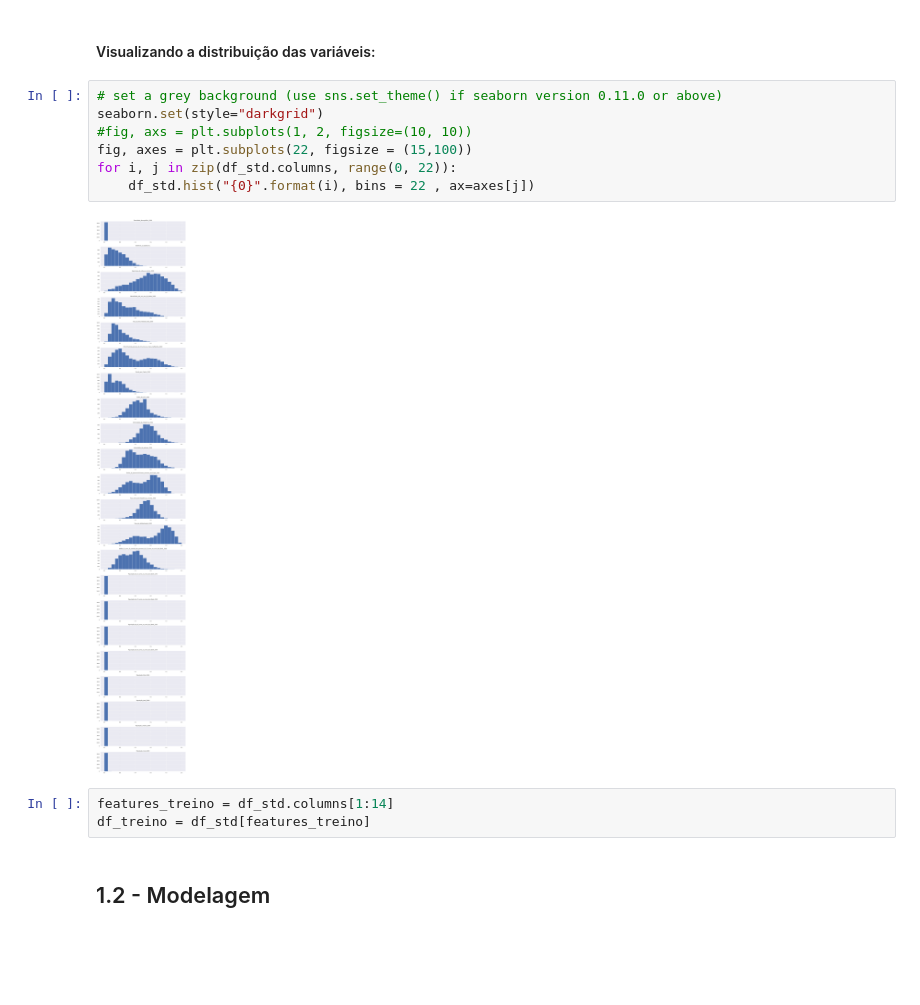
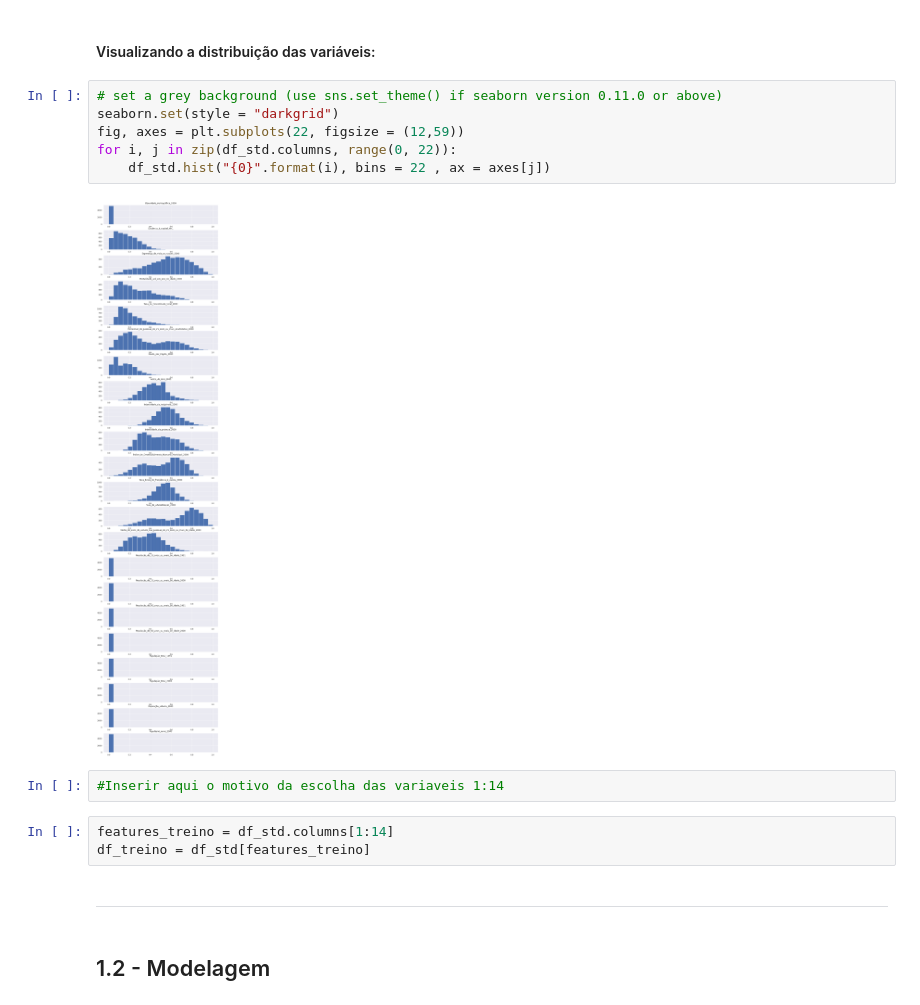
Before and after one commit to Jailsonrs/Poneglyph, a Jupyter notebook: UMAP-GMM.ipynb, the cells around one changed output. Drawn from its saved outputs; the diff is of its cells as text; blank space fills up the shorter version.

```diff
--- a/UMAP-GMM.ipynb
+++ b/UMAP-GMM.ipynb
@@ -127,16 +127,19 @@ df_std.describe().transpose()
 #### Visualizando a distribuição das variáveis:
 # %%
 # set a grey background (use sns.set_theme() if seaborn version 0.11.0 or above)
-seaborn.set(style="darkgrid")
-#fig, axs = plt.subplots(1, 2, figsize=(10, 10))
-fig, axes = plt.subplots(22, figsize = (15,100))
+seaborn.set(style = "darkgrid")
+fig, axes = plt.subplots(22, figsize = (12,59))
 for i, j in zip(df_std.columns, range(0, 22)):
-    df_std.hist("{0}".format(i), bins = 22 , ax=axes[j])
+    df_std.hist("{0}".format(i), bins = 22 , ax = axes[j])
 # %% [output]
-[figure, old version]
+[figure, new version]
+# %%
+#Inserir aqui o motivo da escolha das variaveis 1:14
 # %%
 features_treino = df_std.columns[1:14]
 df_treino = df_std[features_treino]
+# %% [markdown]
+----------------------------------
 # %% [markdown]
 ## 1.2 - Modelagem
 # %% [markdown]
```
Also changed, not shown: parts of 20 cells of this notebook.
